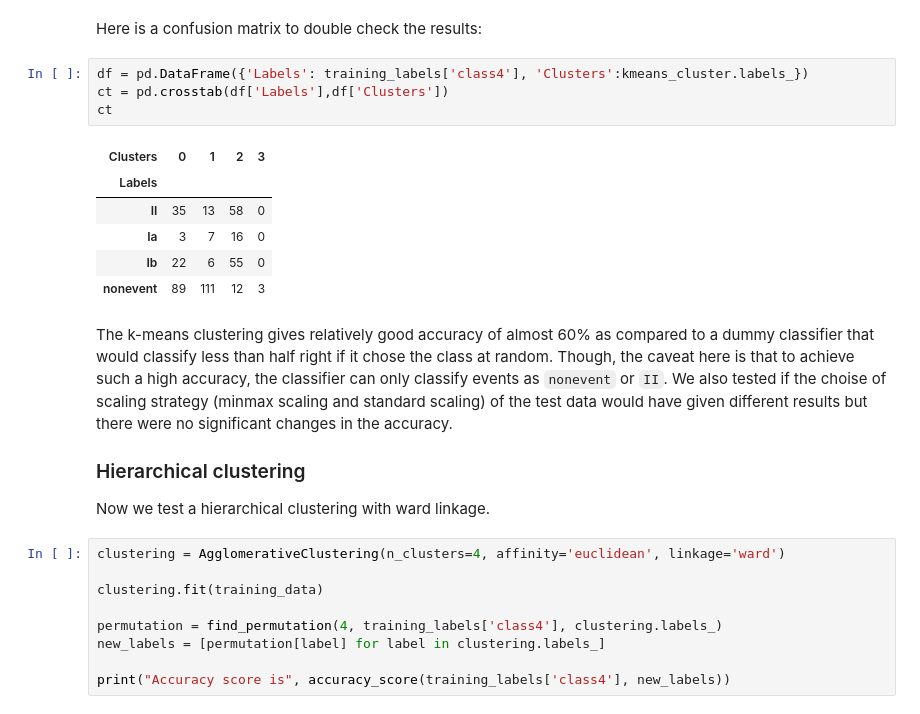
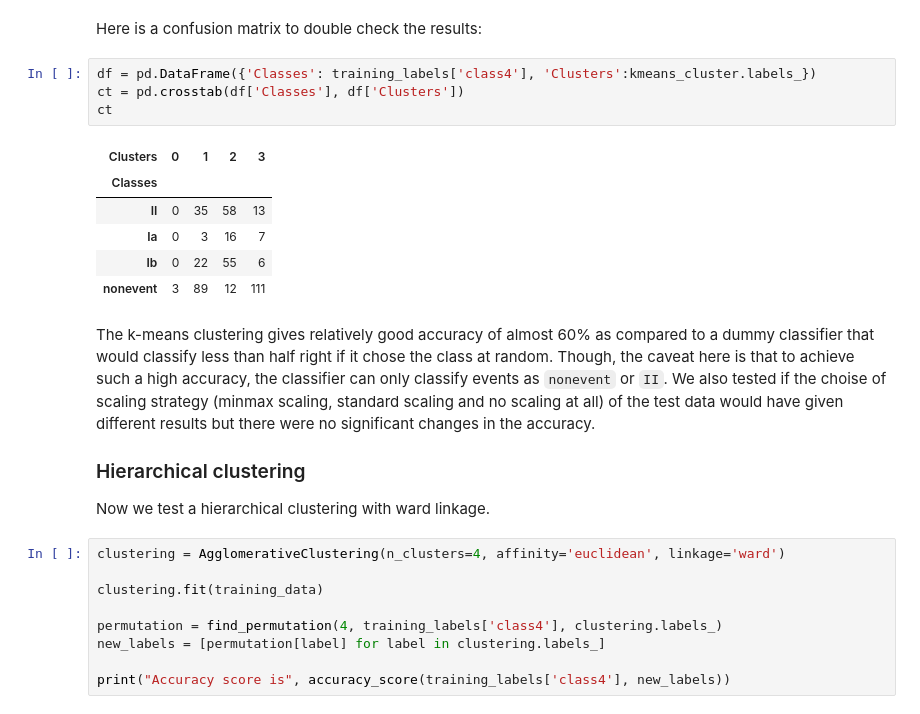
Before and after one commit to vkopio/iml-term-project, a Jupyter notebook: final_report.ipynb, the cells around one changed output. Cells and saved outputs as stored; diff of their text form.

```diff
--- a/final_report.ipynb
+++ b/final_report.ipynb
@@ -480,18 +480,18 @@ nonevent, nonevent, II, nonevent
 # %% [markdown]
 Here is a confusion matrix to double check the results:
 # %%
-df = pd.DataFrame({'Labels': training_labels['class4'], 'Clusters':kmeans_cluster.labels_})
-ct = pd.crosstab(df['Labels'],df['Clusters'])
+df = pd.DataFrame({'Classes': training_labels['class4'], 'Clusters':kmeans_cluster.labels_})
+ct = pd.crosstab(df['Classes'], df['Clusters'])
 ct
 # %% [output]
 | Clusters | 0 | 1 | 2 | 3 |
-| Labels |  |  |  |  |
-| II | 35 | 13 | 58 | 0 |
-| Ia | 3 | 7 | 16 | 0 |
-| Ib | 22 | 6 | 55 | 0 |
-| nonevent | 89 | 111 | 12 | 3 |
+| Classes |  |  |  |  |
+| II | 0 | 35 | 58 | 13 |
+| Ia | 0 | 3 | 16 | 7 |
+| Ib | 0 | 22 | 55 | 6 |
+| nonevent | 3 | 89 | 12 | 111 |
 # %% [markdown]
-The k-means clustering gives relatively good accuracy of almost 60% as compared to a dummy classifier that would classify less than half right if it chose the class at random. Though, the caveat here is that to achieve such a high accuracy, the classifier can only classify events as `nonevent` or `II`. We also tested if the choise of scaling strategy (minmax scaling and standard scaling) of the test data would have given different results but there were no significant changes in the accuracy.
+The k-means clustering gives relatively good accuracy of almost 60% as compared to a dummy classifier that would classify less than half right if it chose the class at random. Though, the caveat here is that to achieve such a high accuracy, the classifier can only classify events as `nonevent` or `II`. We also tested if the choise of scaling strategy (minmax scaling, standard scaling and no scaling at all) of the test data would have given different results but there were no significant changes in the accuracy.
 
 
 ### Hierarchical clustering
```
